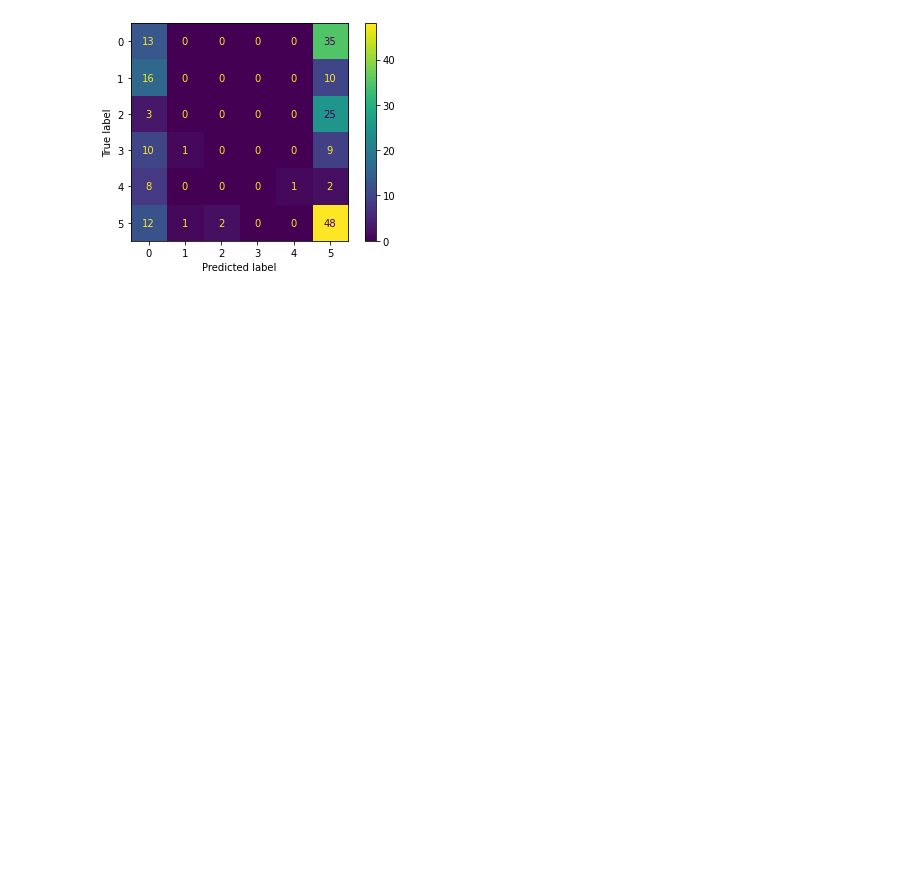
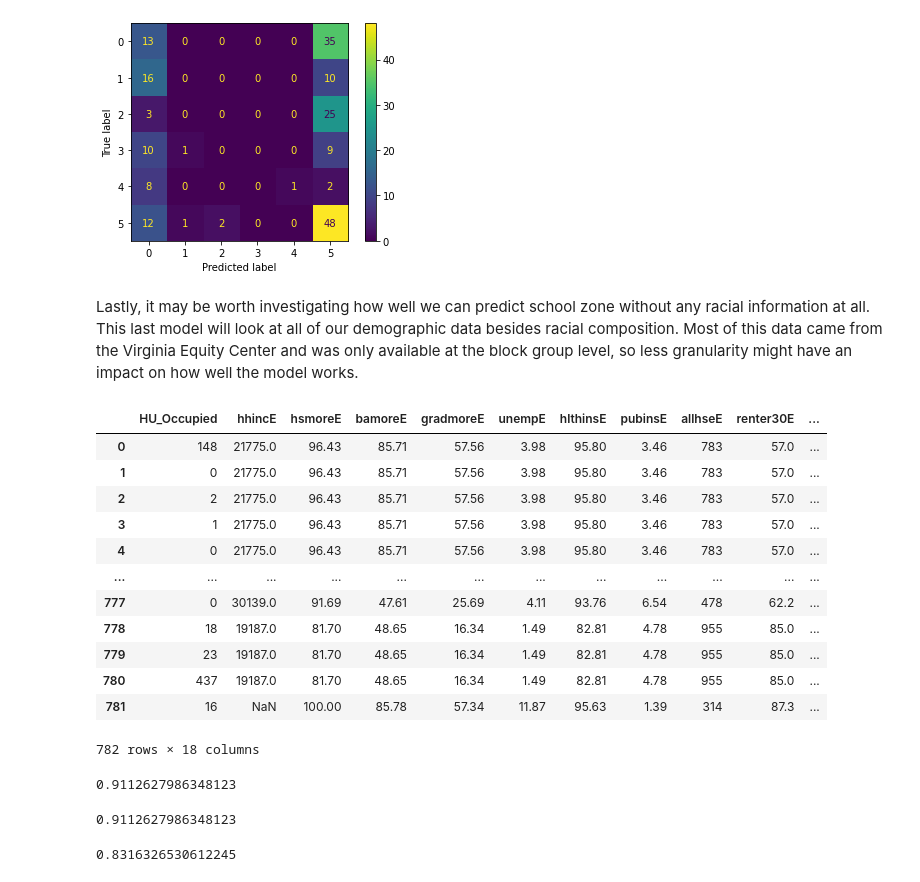
Before and after one commit to LydiaCuffman/cville_school_zones, a Jupyter notebook: notebook.ipynb, the cells around one changed output. Cells and saved outputs as stored; diff of their text form; code cells hidden in the pictures; blank space fills up the shorter version.

Commit message:
added other demographic model

```diff
--- a/notebook.ipynb
+++ b/notebook.ipynb
@@ -672,3 +672,42 @@ disp2 = ConfusionMatrixDisplay(block_predictions_race)
 disp2.plot();
 # %% [output]
 [figure]
+# %% [markdown]
+Lastly, it may be worth investigating how well we can predict school zone without any racial information at all. This last model will look at all of our demographic data besides racial composition. Most of this data came from the Virginia Equity Center and was only available at the block group level, so less granularity might have an impact on how well the model works.
+# %%
+other_demo = X.drop(race_features, axis=1)
+# %%
+other_demo
+# %% [output]
+|  | HU_Occupied | hhincE | hsmoreE | bamoreE | gradmoreE | unempE | hlthinsE | pubinsE | allhseE | renter30E | ... |
+| 0 | 148 | 21775.0 | 96.43 | 85.71 | 57.56 | 3.98 | 95.80 | 3.46 | 783 | 57.0 | ... |
+| 1 | 0 | 21775.0 | 96.43 | 85.71 | 57.56 | 3.98 | 95.80 | 3.46 | 783 | 57.0 | ... |
+| 2 | 2 | 21775.0 | 96.43 | 85.71 | 57.56 | 3.98 | 95.80 | 3.46 | 783 | 57.0 | ... |
+| 3 | 1 | 21775.0 | 96.43 | 85.71 | 57.56 | 3.98 | 95.80 | 3.46 | 783 | 57.0 | ... |
+| 4 | 0 | 21775.0 | 96.43 | 85.71 | 57.56 | 3.98 | 95.80 | 3.46 | 783 | 57.0 | ... |
+| ... | ... | ... | ... | ... | ... | ... | ... | ... | ... | ... | ... |
+| 777 | 0 | 30139.0 | 91.69 | 47.61 | 25.69 | 4.11 | 93.76 | 6.54 | 478 | 62.2 | ... |
+| 778 | 18 | 19187.0 | 81.70 | 48.65 | 16.34 | 1.49 | 82.81 | 4.78 | 955 | 85.0 | ... |
+| 779 | 23 | 19187.0 | 81.70 | 48.65 | 16.34 | 1.49 | 82.81 | 4.78 | 955 | 85.0 | ... |
+| 780 | 437 | 19187.0 | 81.70 | 48.65 | 16.34 | 1.49 | 82.81 | 4.78 | 955 | 85.0 | ... |
+| 781 | 16 | NaN | 100.00 | 85.78 | 57.34 | 11.87 | 95.63 | 1.39 | 314 | 87.3 | ... |
+782 rows × 18 columns
+# %%
+demo_train, demo_test, y_train, y_test = train_test_split(other_demo, y, test_size=.25, random_state=12)
+
+demo = Pipeline(steps=[('knn', KNNImputer()), ('scale', StandardScaler()), ('pca', PCA()),
+                            ('tree', DecisionTreeClassifier(max_depth=6))])
+
+demo.fit(demo_train, y_train_labelled).score(demo_train, y_train_labelled)
+# %% [output]
+0.9112627986348123
+# %%
+parameters3={'tree__max_depth': [2, 3, 4, 5, 6], 'tree__min_samples_leaf': (1, 2, 3, 4)}
+tree_grid_search_demo = GridSearchCV(demo, parameters3)
+tree_grid_search_demo.fit(demo_train, y_train_labelled).score(demo_train, y_train_labelled)
+# %% [output]
+0.9112627986348123
+# %%
+demo.score(demo_test, y_test_labelled)
+# %% [output]
+0.8316326530612245
```
Also changed, not shown: parts of 6 cells of this notebook, 1 other file.
